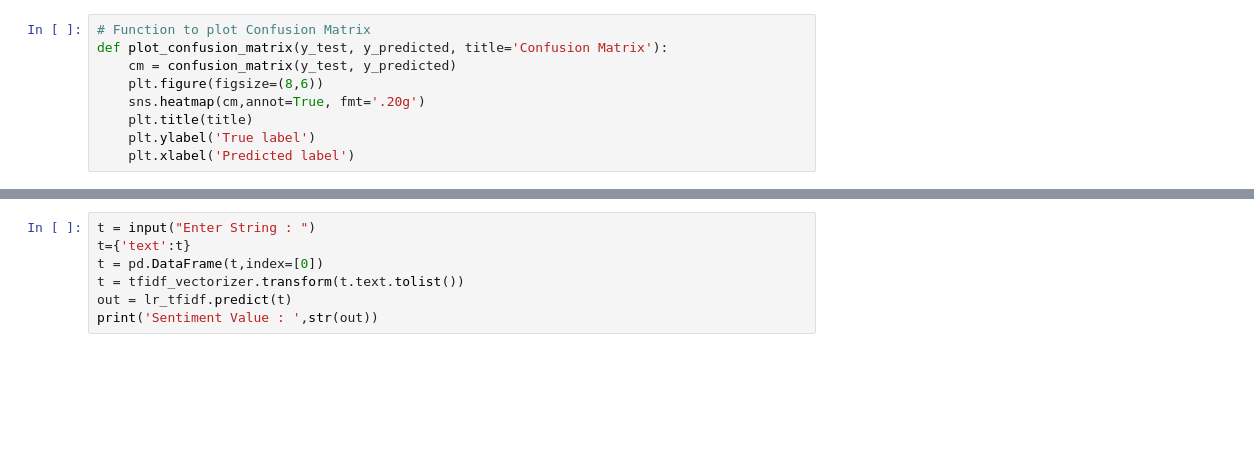
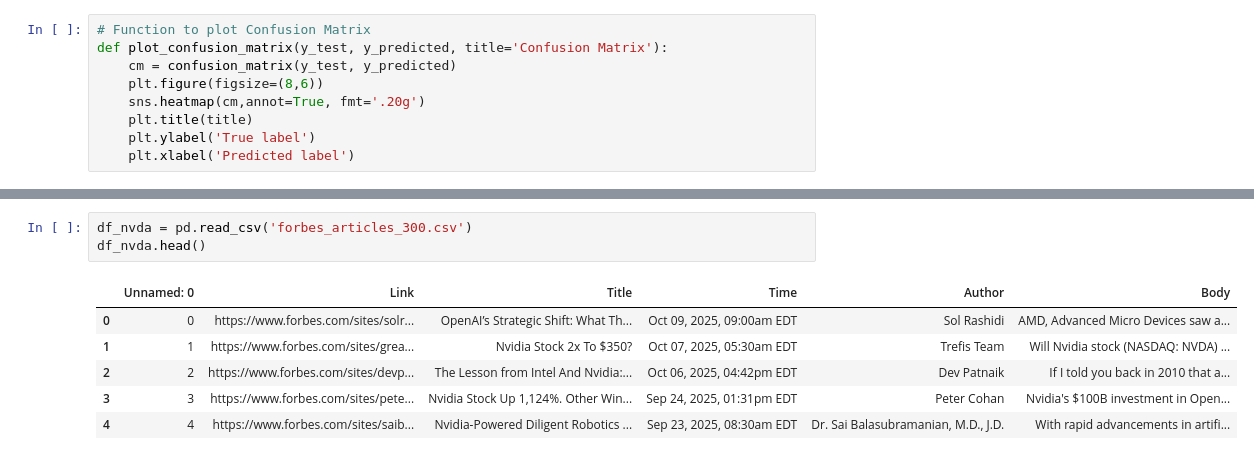
Before and after one commit to fdac25/trading, a Jupyter notebook: src/LLM_TF_IDF.ipynb, the cells around one changed output, grey strips where cells are left out. Cells and saved outputs as stored; diff of their text form; blank space fills up the shorter version.

```diff
--- a/src/LLM_TF_IDF.ipynb
+++ b/src/LLM_TF_IDF.ipynb
@@ -113,7 +236,10 @@ plot_confusion_matrix(y_test, y_predicted_lr)
-# %%
-t = input("Enter String : ")
-t={'text':t}
-t = pd.DataFrame(t,index=[0])
-t = tfidf_vectorizer.transform(t.text.tolist())
-out = lr_tfidf.predict(t)
-print('Sentiment Value : ',str(out))
+# %%
+df_nvda = pd.read_csv('forbes_articles_300.csv')
+df_nvda.head()
+# %% [output]
+|  | Unnamed: 0 | Link | Title | Time | Author | Body |
+| 0 | 0 | https://www.forbes.com/sites/solr... | OpenAI’s Strategic Shift: What Th... | Oct 09, 2025, 09:00am EDT | Sol Rashidi | AMD, Advanced Micro Devices saw a... |
+| 1 | 1 | https://www.forbes.com/sites/grea... | Nvidia Stock 2x To $350? | Oct 07, 2025, 05:30am EDT | Trefis Team | Will Nvidia stock (NASDAQ: NVDA) ... |
+| 2 | 2 | https://www.forbes.com/sites/devp... | The Lesson from Intel And Nvidia:... | Oct 06, 2025, 04:42pm EDT | Dev Patnaik | If I told you back in 2010 that a... |
+| 3 | 3 | https://www.forbes.com/sites/pete... | Nvidia Stock Up 1,124%. Other Win... | Sep 24, 2025, 01:31pm EDT | Peter Cohan | Nvidia's $100B investment in Open... |
+| 4 | 4 | https://www.forbes.com/sites/saib... | Nvidia-Powered Diligent Robotics ... | Sep 23, 2025, 08:30am EDT | Dr. Sai Balasubramanian, M.D., J.D. | With rapid advancements in artifi... |
```
Also changed, not shown: parts of 19 cells of this notebook.
